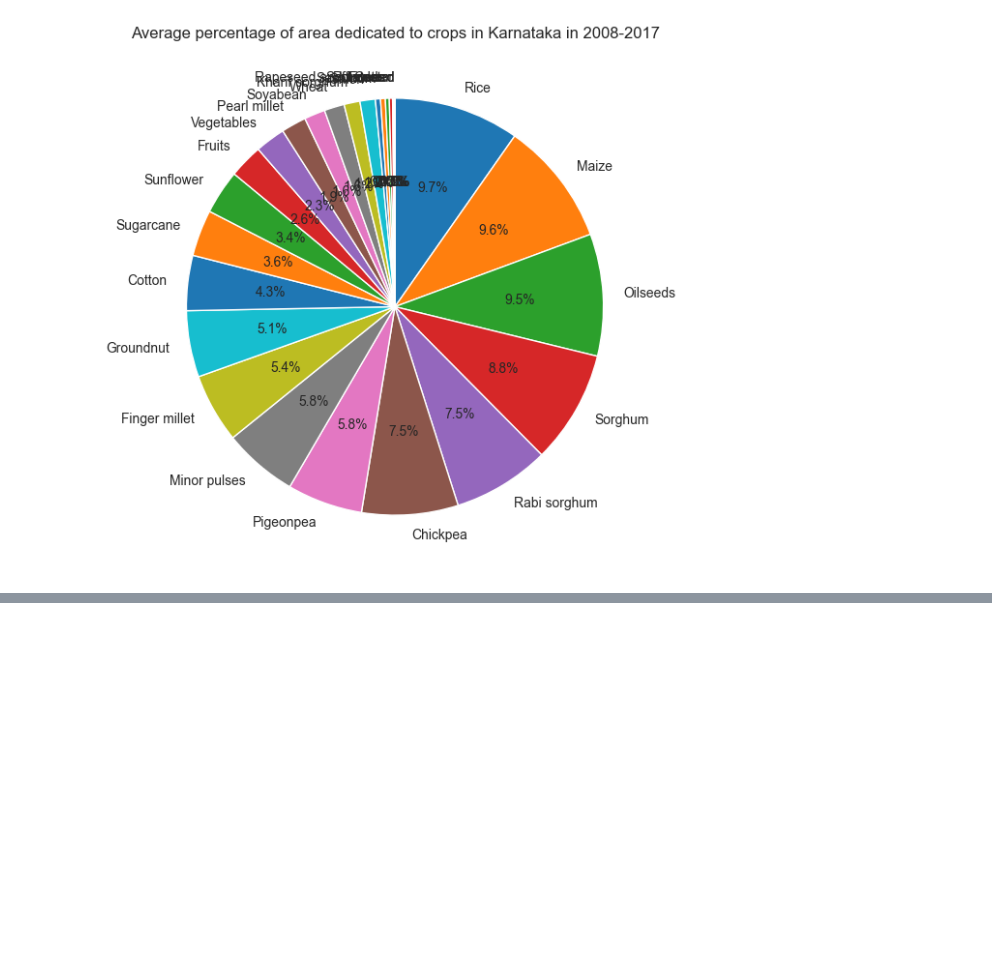
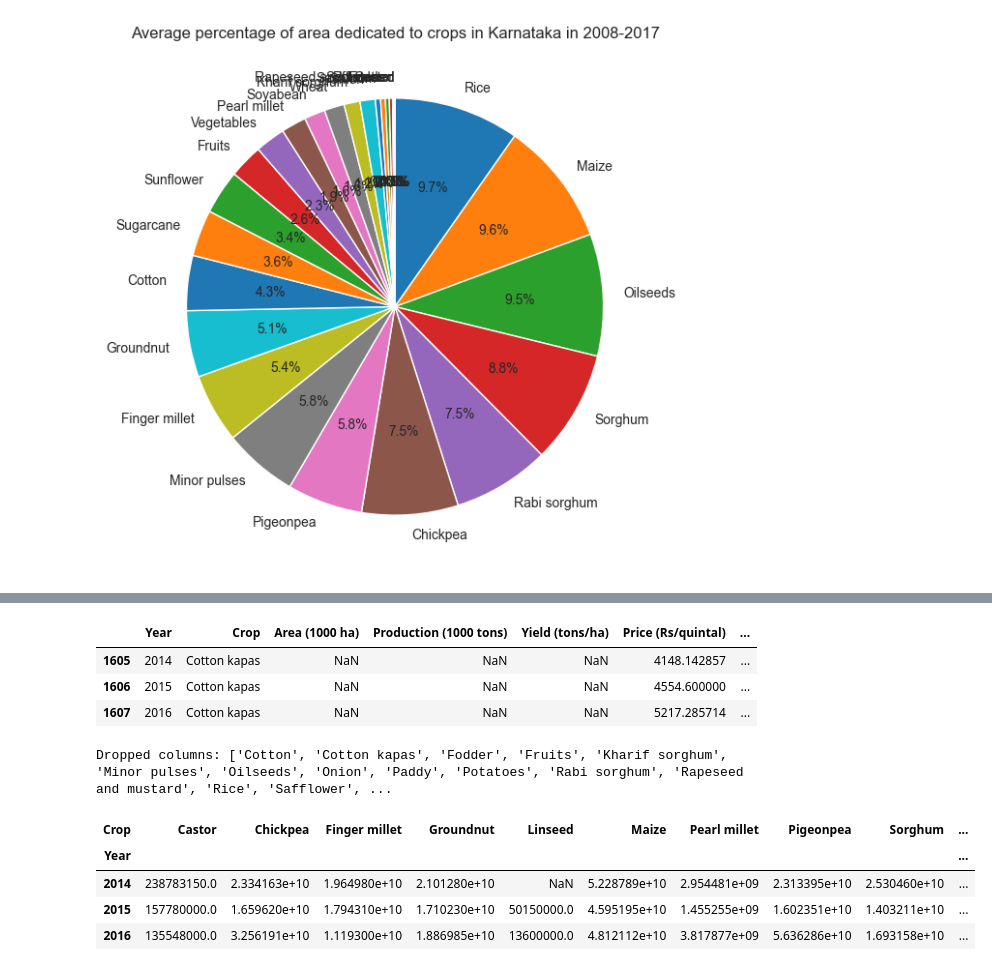
Before and after one commit to EwoutH/India-drought-ABM, a Jupyter notebook: analysis/2_India-ABM-crops.ipynb, the cells around one changed output, grey strips where cells are left out. Saved outputs shown, nothing was run; the diff lists cells and outputs as text; code cells hidden in the pictures; blank space fills up the shorter version.

```diff
--- a/analysis/2_India-ABM-crops.ipynb
+++ b/analysis/2_India-ABM-crops.ipynb
@@ -133,0 +183,29 @@ plt.savefig('images/area_farmland_pie.svg', format='svg', bbox_inches='tight')
+# %%
+# Calculate the value of the production (1000 tons --> kg = * 1000000, Rs/quintal --> Rs/kg = / 100) = * 10000
+dfall['Value (Rs)'] = dfall['Production (1000 tons)'] * dfall['Price (Rs/quintal)'] * 10000
+dfall.tail(3)
+# %% [output]
+|  | Year | Crop | Area (1000 ha) | Production (1000 tons) | Yield (tons/ha) | Price (Rs/quintal) | ... |
+| 1605 | 2014 | Cotton kapas | NaN | NaN | NaN | 4148.142857 | ... |
+| 1606 | 2015 | Cotton kapas | NaN | NaN | NaN | 4554.600000 | ... |
+| 1607 | 2016 | Cotton kapas | NaN | NaN | NaN | 5217.285714 | ... |
+# %%
+# Only keep the Value column, and convert back to wide format
+dfv = dfall[['Year', 'Crop', 'Value (Rs)']].pivot(index='Year', columns='Crop', values='Value (Rs)')
+
+# Drop the last year (2017) because it is incomplete
+dfv = dfv.drop(2017, axis=0)
+
+# Drop all columns in which more than 50% of the values is missing, and print which columns were dropped
+dropped = dfv.columns[dfv.isnull().sum() > len(dfv)*0.5].tolist()
+dfv = dfv.drop(dropped, axis=1)
+print(f"Dropped columns: {dropped}")
+
+dfv.tail(3)
+# %% [output]
+Dropped columns: ['Cotton', 'Cotton kapas', 'Fodder', 'Fruits', 'Kharif sorghum', 'Minor pulses', 'Oilseeds', 'Onion', 'Paddy', 'Potatoes', 'Rabi sorghum', 'Rapeseed and mustard', 'Rice', 'Safflower', ...
+| Crop | Castor | Chickpea | Finger millet | Groundnut | Linseed | Maize | Pearl millet | Pigeonpea | Sorghum | ... |
+| Year |  |  |  |  |  |  |  |  |  | ... |
+| 2014 | 238783150.0 | 2.334163e+10 | 1.964980e+10 | 2.101280e+10 | NaN | 5.228789e+10 | 2.954481e+09 | 2.313395e+10 | 2.530460e+10 | ... |
+| 2015 | 157780000.0 | 1.659620e+10 | 1.794310e+10 | 1.710230e+10 | 50150000.0 | 4.595195e+10 | 1.455255e+09 | 1.602351e+10 | 1.403211e+10 | ... |
+| 2016 | 135548000.0 | 3.256191e+10 | 1.119300e+10 | 1.886985e+10 | 13600000.0 | 4.812112e+10 | 3.817877e+09 | 5.636286e+10 | 1.693158e+10 | ... |
```
Also changed, not shown: parts of 11 cells of this notebook.
